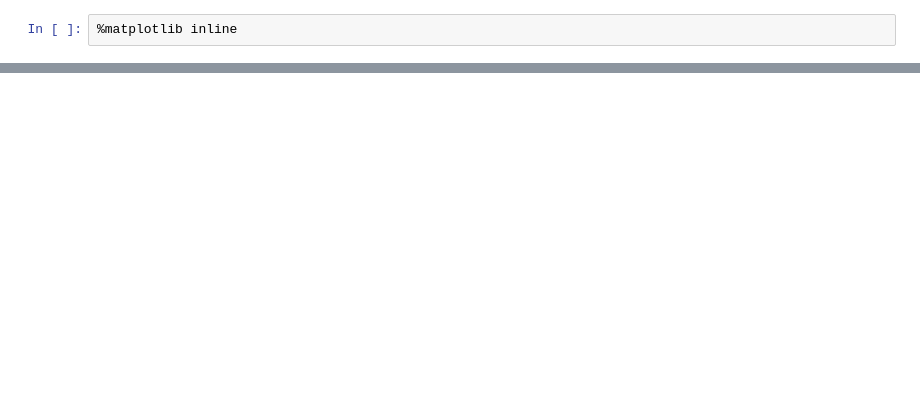
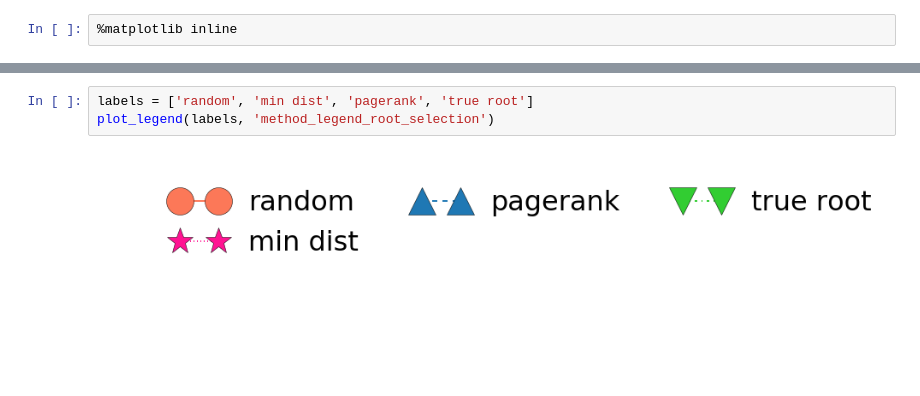
Before and after one commit to xiaohan2012/cascade-reconstruction-by-tree-samples, a Jupyter notebook: legend_and_colorbars.ipynb, the cells around one changed output, grey strips where cells are left out. Drawn from its saved outputs; the diff is of its cells as text; blank space fills up the shorter version.

```diff
--- a/legend_and_colorbars.ipynb
+++ b/legend_and_colorbars.ipynb
@@ -83,0 +88,5 @@ fig.savefig('figs/method_legend.pdf', dpi="figure", bbox_inches=bbox)
+# %%
+labels = ['random', 'min dist', 'pagerank', 'true root']
+plot_legend(labels, 'method_legend_root_selection')
+# %% [output]
+[figure, added]
```
Also changed, not shown: parts of 10 cells of this notebook.
